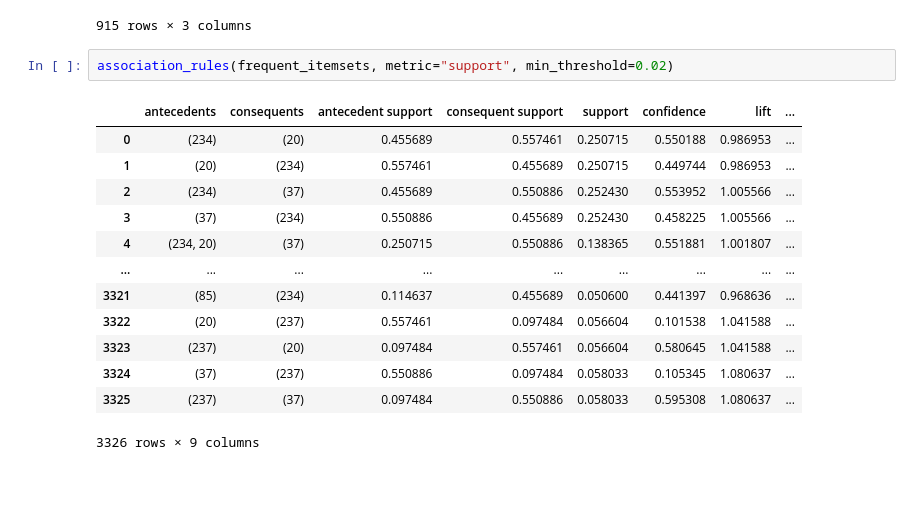
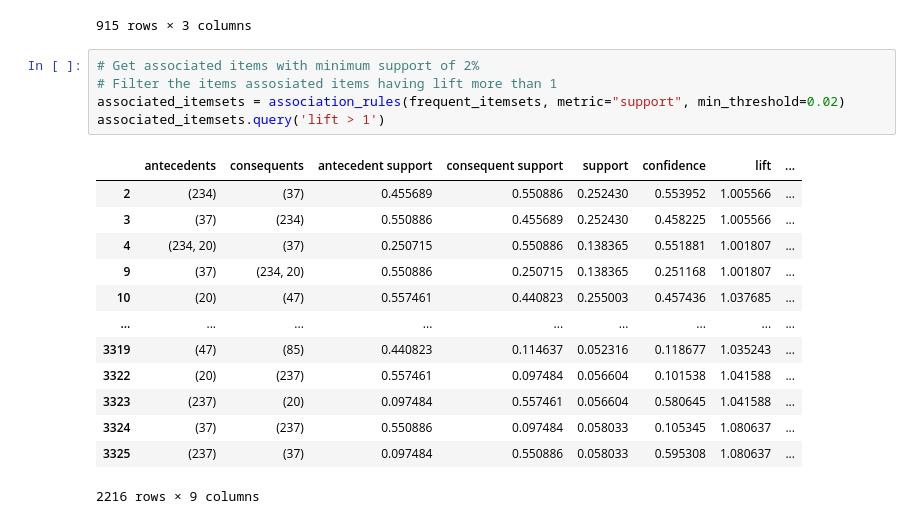
Before and after one commit to praveenkumarbalakrishnan/tasks, a Jupyter notebook: SIG742Task2.ipynb, the cells around one changed output. Saved outputs shown, nothing was run; the diff lists cells and outputs as text; blank space fills up the shorter version.

```diff
--- a/SIG742Task2.ipynb
+++ b/SIG742Task2.ipynb
@@ -664,19 +689,22 @@ frequent_itemsets.query('length > 1')
 | 1024 | 0.056604 | (20, 237) | 2 |
 | 1025 | 0.058033 | (37, 237) | 2 |
 915 rows × 3 columns
-# %%
-association_rules(frequent_itemsets, metric="support", min_threshold=0.02)
-# %% [output]
-|  | antecedents | consequents | antecedent support | consequent support | support | confidence | lift | ... |
-| 0 | (234) | (20) | 0.455689 | 0.557461 | 0.250715 | 0.550188 | 0.986953 | ... |
-| 1 | (20) | (234) | 0.557461 | 0.455689 | 0.250715 | 0.449744 | 0.986953 | ... |
-| 2 | (234) | (37) | 0.455689 | 0.550886 | 0.252430 | 0.553952 | 1.005566 | ... |
-| 3 | (37) | (234) | 0.550886 | 0.455689 | 0.252430 | 0.458225 | 1.005566 | ... |
-| 4 | (234, 20) | (37) | 0.250715 | 0.550886 | 0.138365 | 0.551881 | 1.001807 | ... |
-| ... | ... | ... | ... | ... | ... | ... | ... | ... |
-| 3321 | (85) | (234) | 0.114637 | 0.455689 | 0.050600 | 0.441397 | 0.968636 | ... |
-| 3322 | (20) | (237) | 0.557461 | 0.097484 | 0.056604 | 0.101538 | 1.041588 | ... |
-| 3323 | (237) | (20) | 0.097484 | 0.557461 | 0.056604 | 0.580645 | 1.041588 | ... |
-| 3324 | (37) | (237) | 0.550886 | 0.097484 | 0.058033 | 0.105345 | 1.080637 | ... |
-| 3325 | (237) | (37) | 0.097484 | 0.550886 | 0.058033 | 0.595308 | 1.080637 | ... |
-3326 rows × 9 columns
+# %%
+# Get associated items with minimum support of 2%
+# Filter the items assosiated items having lift more than 1
+associated_itemsets = association_rules(frequent_itemsets, metric="support", min_threshold=0.02)
+associated_itemsets.query('lift > 1')
+# %% [output]
+|  | antecedents | consequents | antecedent support | consequent support | support | confidence | lift | ... |
+| 2 | (234) | (37) | 0.455689 | 0.550886 | 0.252430 | 0.553952 | 1.005566 | ... |
+| 3 | (37) | (234) | 0.550886 | 0.455689 | 0.252430 | 0.458225 | 1.005566 | ... |
+| 4 | (234, 20) | (37) | 0.250715 | 0.550886 | 0.138365 | 0.551881 | 1.001807 | ... |
+| 9 | (37) | (234, 20) | 0.550886 | 0.250715 | 0.138365 | 0.251168 | 1.001807 | ... |
+| 10 | (20) | (47) | 0.557461 | 0.440823 | 0.255003 | 0.457436 | 1.037685 | ... |
+| ... | ... | ... | ... | ... | ... | ... | ... | ... |
+| 3319 | (47) | (85) | 0.440823 | 0.114637 | 0.052316 | 0.118677 | 1.035243 | ... |
+| 3322 | (20) | (237) | 0.557461 | 0.097484 | 0.056604 | 0.101538 | 1.041588 | ... |
+| 3323 | (237) | (20) | 0.097484 | 0.557461 | 0.056604 | 0.580645 | 1.041588 | ... |
+| 3324 | (37) | (237) | 0.550886 | 0.097484 | 0.058033 | 0.105345 | 1.080637 | ... |
+| 3325 | (237) | (37) | 0.097484 | 0.550886 | 0.058033 | 0.595308 | 1.080637 | ... |
+2216 rows × 9 columns
```
Also changed, not shown: parts of 2 cells of this notebook.
